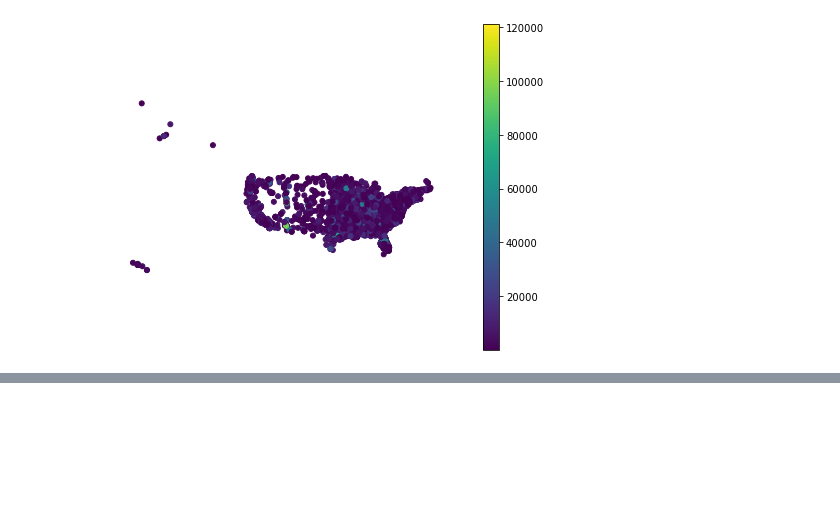
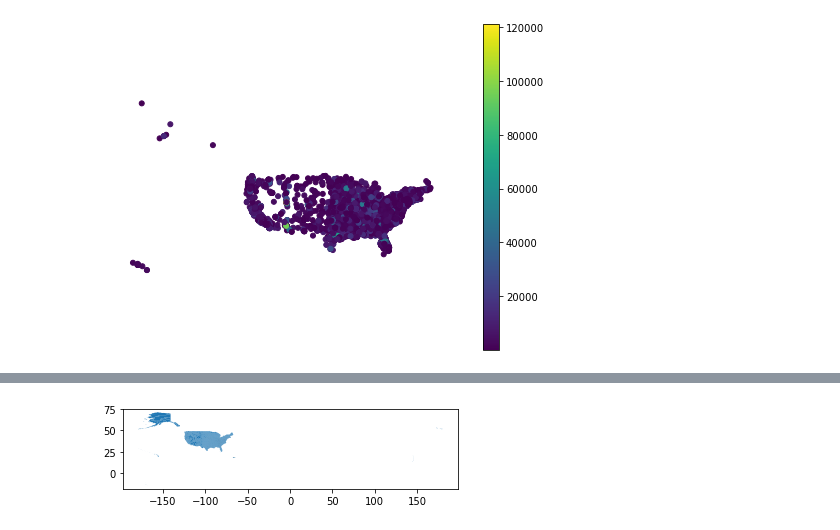
Before and after one commit to chekos/geospatial-public-policy-analysis-with-geopandas, a Jupyter notebook: notebooks/00_DataViz-US.ipynb, the cells around one changed output, grey strips where cells are left out. Saved outputs shown, nothing was run; the diff lists cells and outputs as text; code cells hidden in the pictures; blank space fills up the shorter version.

```diff
--- a/notebooks/00_DataViz-US.ipynb
+++ b/notebooks/00_DataViz-US.ipynb
@@ -101,0 +109,4 @@ DriverError: '../data/external/tl_2019_us_county.zip' not recognized as a suppor
+# %%
+counties.plot();
+# %% [output]
+[figure, added]
```
Also changed, not shown: parts of 6 cells of this notebook, 1 other file.
